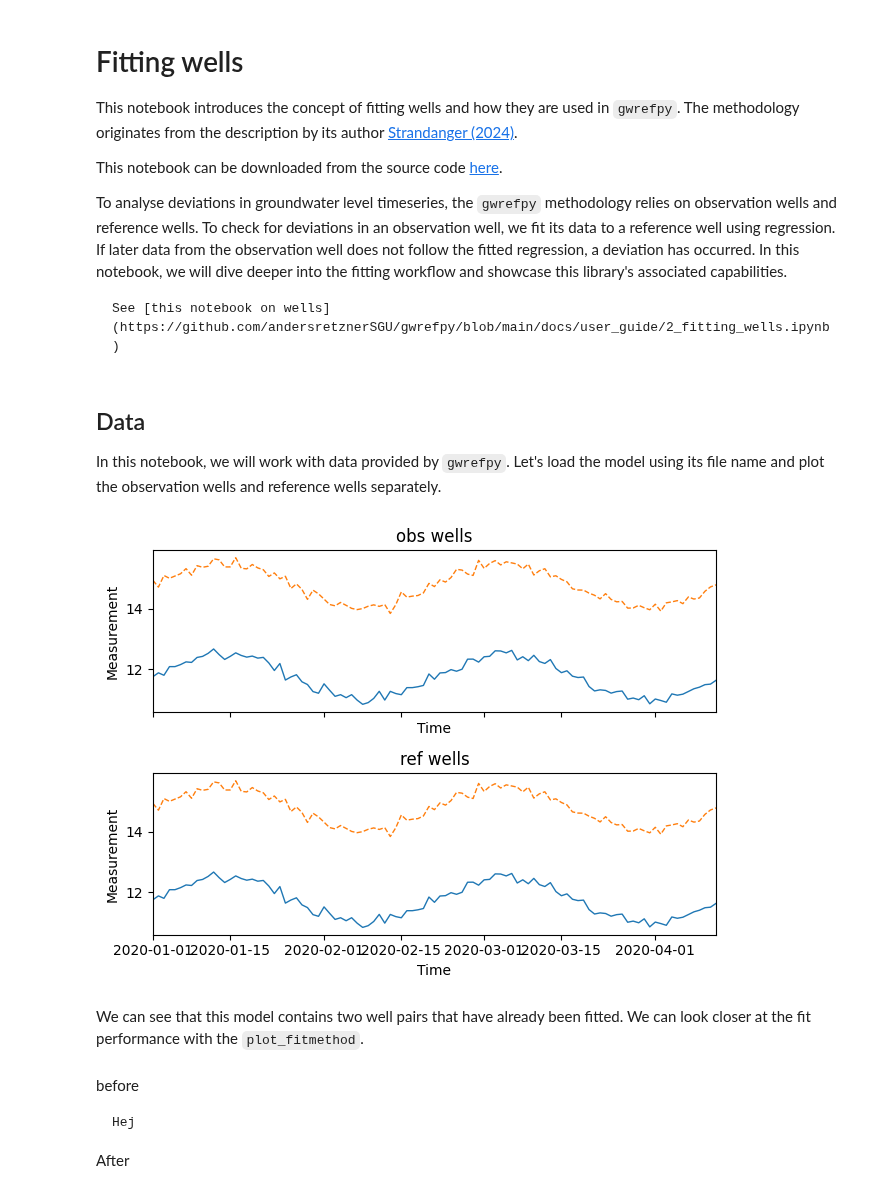
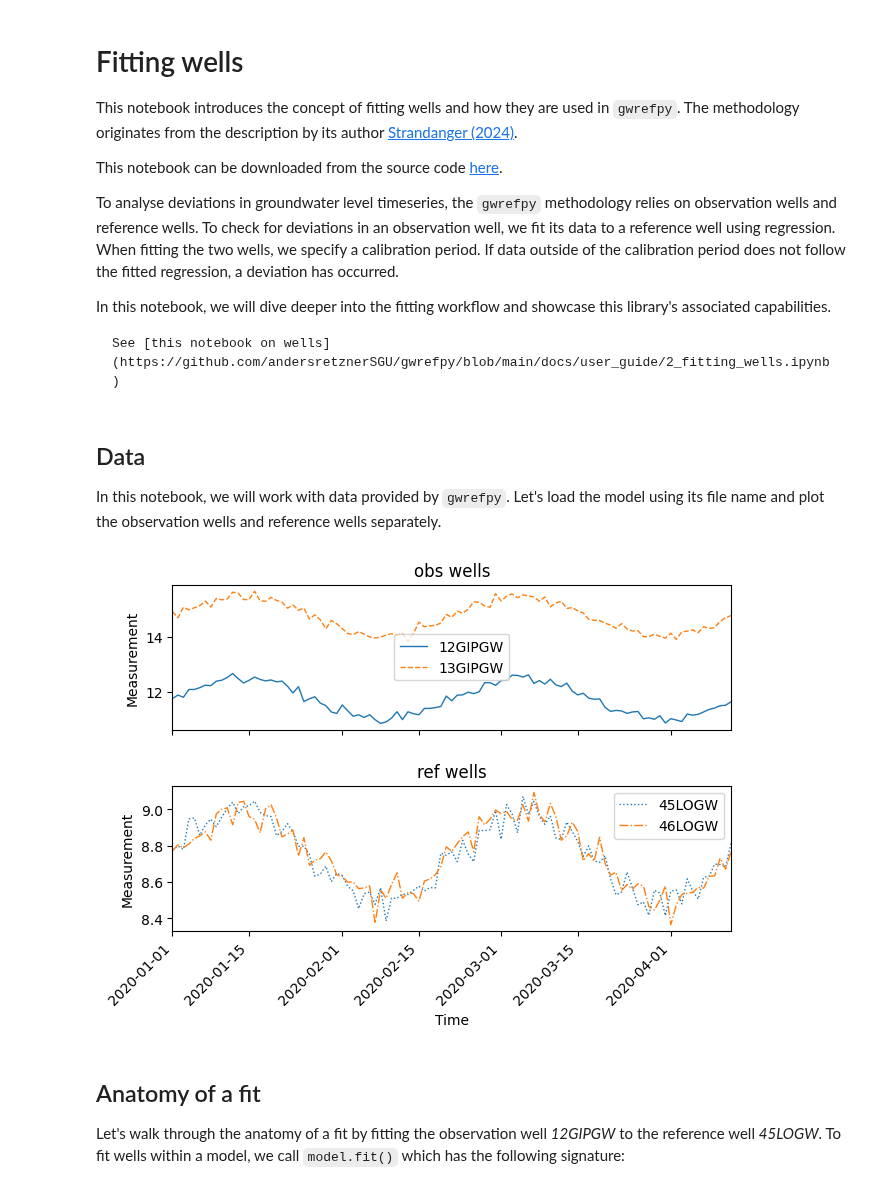
Before and after one commit to sgfsweden/gwrefpy, a Jupyter notebook: docs/user_guide/2_fitting_wells.ipynb, the cells around one changed output. Cells and saved outputs as stored; diff of their text form; code cells hidden in the pictures.

````diff
--- a/docs/user_guide/2_fitting_wells.ipynb
+++ b/docs/user_guide/2_fitting_wells.ipynb
@@ -5,7 +5,9 @@ This notebook introduces the concept of fitting wells and how they are used in `
 
 This notebook can be downloaded from the source code [here](https://github.com/andersretznerSGU/gwrefpy/blob/main/docs/user_guide/2_fitting_wells.ipynb).
 
-To analyse deviations in groundwater level timeseries, the `gwrefpy` methodology relies on observation wells and reference wells. To check for deviations in an observation well, we fit its data to a reference well using regression. If later data from the observation well does not follow the fitted regression, a deviation has occurred. In this notebook, we will dive deeper into the fitting workflow and showcase this library's associated capabilities.
+To analyse deviations in groundwater level timeseries, the `gwrefpy` methodology relies on observation wells and reference wells. To check for deviations in an observation well, we fit its data to a reference well using regression. When fitting the two wells, we specify a calibration period. If data outside of the calibration period does not follow the fitted regression, a deviation has occurred.
+
+In this notebook, we will dive deeper into the fitting workflow and showcase this library's associated capabilities.
 
 ```{note}
 See [this notebook on wells](https://github.com/andersretznerSGU/gwrefpy/blob/main/docs/user_guide/2_fitting_wells.ipynb)
@@ -23,20 +25,18 @@ model = gr.Model("small_example.gwref")
 # %%
 fig, (up, down) = plt.subplots(nrows=2, sharex=True)
 model.plot_wells(model.obs_wells, ax=up)
-model.plot_wells(model.obs_wells, ax=down)
+model.plot_wells(model.ref_wells, ax=down)
 
 up.set_title("obs wells")
 down.set_title("ref wells")
 
-fig.tight_layout()
+up.legend()
+down.legend()
+
+fig.autofmt_xdate(rotation=45)
 # %% [output]
-[figure, old version]
+[figure, new version]
-# %% [markdown]
-We can see that this model contains two well pairs that have already been fitted. We can look closer at the fit performance with the `plot_fitmethod`.
-# %% [markdown]
-before
-
-```{IMPORTANT}
-Hej
-```
-After
+# %% [markdown]
+## Anatomy of a fit
+
+Let's walk through the anatomy of a fit by fitting the observation well _12GIPGW_ to the reference well _45LOGW_. To fit wells within a model, we call `model.fit()` which has the following signature:
````
Also changed, not shown: parts of 4 cells of this notebook.
